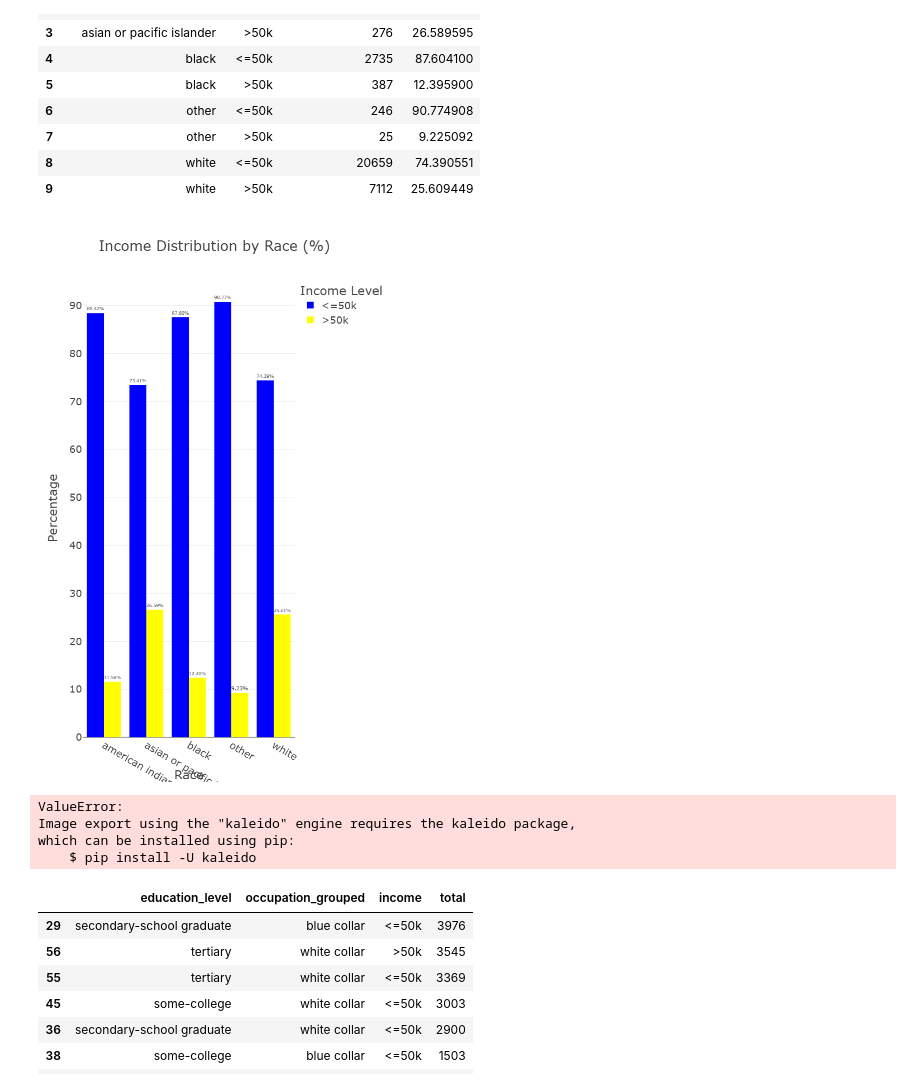
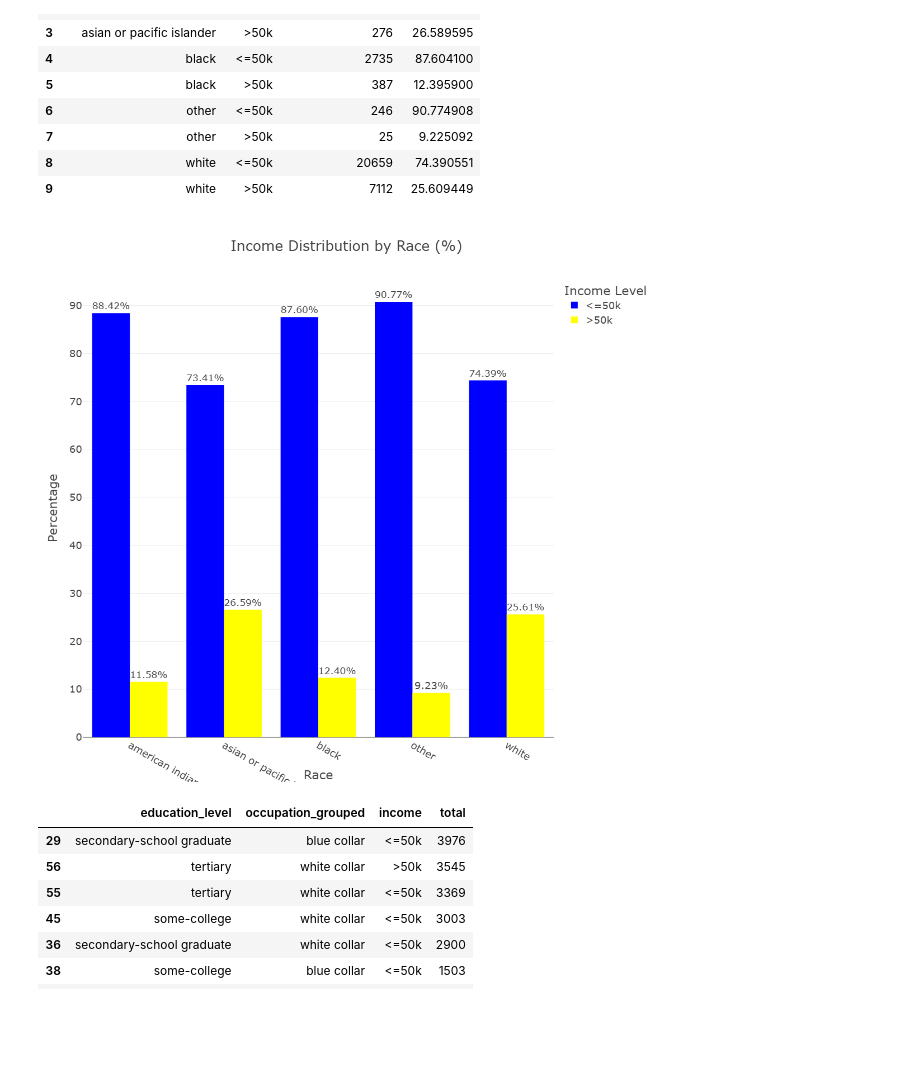
Before and after one commit to NIWENSHUTI/Adult_Income, a Jupyter notebook: notebooks/data_analysis.ipynb, the cells around one changed output. Saved outputs shown, nothing was run; the diff lists cells and outputs as text; code cells hidden in the pictures; blank space fills up the shorter version.

Commit message:
Performed analysis and saved output to result folder

```diff
--- a/notebooks/data_analysis.ipynb
+++ b/notebooks/data_analysis.ipynb
@@ -392,39 +374,35 @@ adult_df_income_race
 # %%
 fig = px.bar(
     adult_df_income_race,
     x='race',
     y='percentage',
     color='income',
     title='Income Distribution by Race (%)',
     barmode='group',
     color_discrete_sequence=["blue", "yellow"],
     text='percentage',
     width=900,
     height=1000
 )
 
 fig.update_traces(texttemplate='%{text:.2f}%', textposition='outside')
 
 fig.update_layout(
     template="presentation",
     xaxis_title='Race',
     yaxis_title='Percentage',
     legend_title_text='Income Level',
     paper_bgcolor="rgba(0,0,0,0)",
     plot_bgcolor="rgba(0,0,0,0)"
 )
 
 fig.show()
 
 fig.write_image(os.path.join(results_dir, 'income_distribution_by_race_bar_plot.jpg'))
 fig.write_image(os.path.join(results_dir, 'income_distribution_by_race_bar_plot.png'))
-fig.write_html(os.path.join(results_dir, 'income_distribution_by_race_plot.html'))
+fig.write_html(os.path.join(results_dir, 'income_distribution_by_race_bar_plot.html'))
 # %% [output]
-[figure, old version]
+[figure, new version]
-ValueError:
-Image export using the "kaleido" engine requires the kaleido package,
-which can be installed using pip:
-    $ pip install -U kaleido
 # %%
 adult_df_income_edu_occ = adult_df.groupby(['education_level', 'occupation_grouped','income']).size().reset_index(name='total').sort_values('total',ascending = False)
 adult_df_income_edu_occ
```
Also changed, not shown: parts of 8 cells of this notebook, 15 other files.
